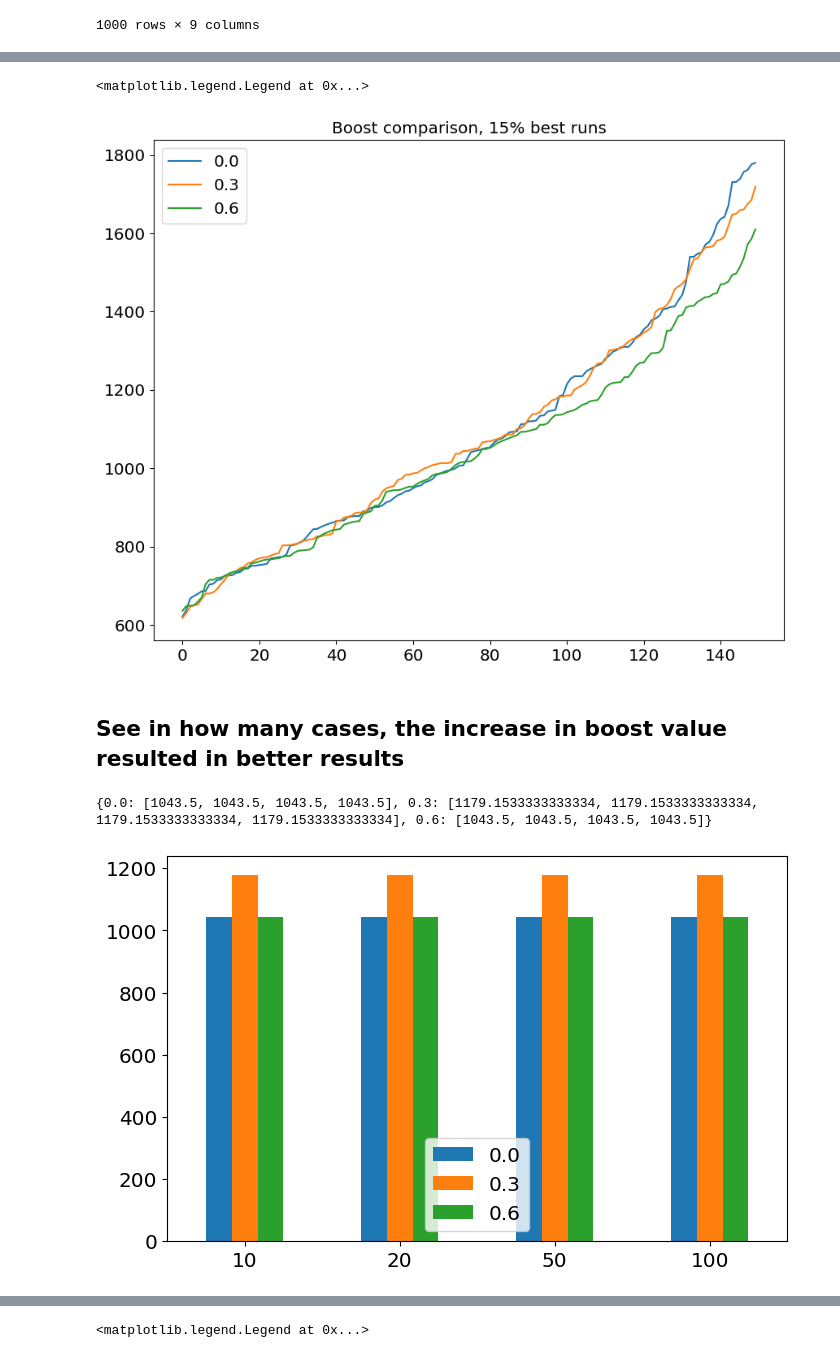
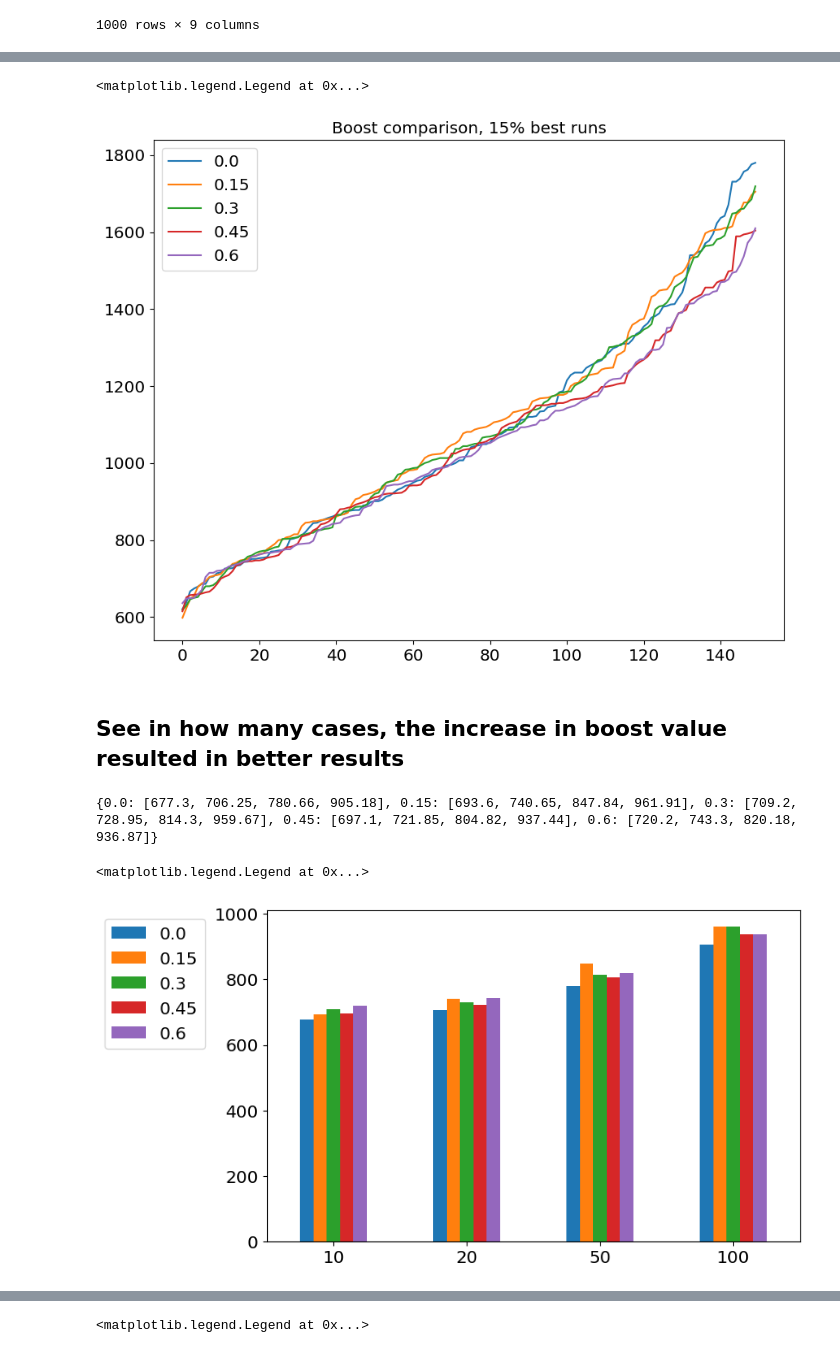
Before and after one commit to roznawsk/infant-abm, a Jupyter notebook: comparative.ipynb, the cells around one changed output, grey strips where cells are left out. Cells and saved outputs as stored; diff of their text form; code cells hidden in the pictures.

```diff
--- a/comparative.ipynb
+++ b/comparative.ipynb
@@ -152,7 +157,5 @@ plt.show()
 # %%
-fig = plt.figure(figsize=(24, 10))
-
-selected_df = [dataframes[i] for i in [0, 1, 2]]
+fig = plt.figure(figsize=(24, 10), dpi=120)
 
 LAST_PERCENT = 75
 LAST_N_POINTS = int(LAST_PERCENT / 100 * N_SAMPLES)
@@ -170,7 +173,7 @@ for i, (name, df) in enumerate(selected_df):
         .to_numpy()
     )
 
-    ax = fig.add_subplot(1, 3, i + 1, projection="3d")
+    ax = fig.add_subplot(1, N_POINTS, i + 1, projection="3d")
 
     x, y, z, target = zip(*points)
 
@@ -181,7 +184,6 @@ for i, (name, df) in enumerate(selected_df):
         z,
         title=f"Best params, boost={boost_value}",
         c=target,
-        s=80,
         vmin=3 / 4 * ITERATIONS,
         vmax=ITERATIONS,
     )
@@ -190,6 +192,5 @@ axes = fig.axes
 
 cbar = fig.colorbar(plot, ax=axes, shrink=0.67, location="bottom")
 fig.suptitle(f"Worst {LAST_PERCENT}% runs", size="20")
-
 plt.show()
 # %% [output]
@@ -197,5 +198,5 @@ plt.show()
 # %%
-selected_df = [dataframes[i] for i in [0, 1, 2]]
+selected_df = [dataframes[i] for i in [0, 2]]
 colors = ["r", "y", "b"]
 
 JITTER = 0.008
@@ -225,4 +226,5 @@ for i, (name, df) in enumerate(selected_df):
 
 ax.set_title(f"Boost comparison, {BEST_PERCENT}% best runs")
 ax.legend()
+ax.view_init(30, -55)
 # %% [output]
@@ -231,6 +232,5 @@ ax.legend()
 # %%
-selected_df = [dataframes[i] for i in [0, 1, 2]]
-colors = ["r", "y", "b"]
+selected_df = [dataframes[i] for i in [0, 1, 2, 3, 4]]
 
 fig = plt.figure(figsize=(10, 8))
 ax = fig.add_subplot()
@@ -250,61 +250,46 @@ ax.set_title(f"Boost comparison, {BEST_PERCENT}% best runs")
 ax.legend()
 # %% [output]
 <matplotlib.legend.Legend at 0x...>
-[figure, old version]
+[figure, new version]
 # %% [markdown]
 ## See in how many cases, the increase in boost value resulted in better results
 # %%
-boost_comparison_df = dataframes[0][1]
-
-selected_df = [dataframes[i] for i in [1, 2]]
-# colors = ["r", "y", "b"]
-
-# fig = plt.figure(figsize=(10, 8))
-# ax = fig.add_subplot()
+selected_df = [dataframes[i] for i in [1, 2, 3, 4]]
+baseline_df = dataframes[0][1]
 
 index = [10, 20, 50, 100]
 
 plot_map = {0.0: []}
 
 for i, (name, df) in enumerate(selected_df):
     boost_value = np.round(int(name[-3:]) / 100, 2)
     plot_map[boost_value] = []
 
 
 for n_best_points in index:
-    boost_cmp_df = df.sort_values("success_steps").head(BEST_N_POINTS)[
+    boost_cmp_df = baseline_df.sort_values("success_steps").head(n_best_points)[
         ["success_steps"]
     ]
-    boost_cmp_df
-
-    # print(f"\nN best points = {n_best_points}")
 
     plot_map[0.0].append(np.average(boost_cmp_df["success_steps"]))
 
     for i, (name, df) in enumerate(selected_df):
         boost_value = np.round(int(name[-3:]) / 100, 2)
 
-        boost_cmp_df[name] = df.iloc[boost_comparison_df.index]["success_steps"]
+        boost_cmp_df[name] = df.iloc[baseline_df.index]["success_steps"]
 
         better_runs = len(
             boost_cmp_df[boost_cmp_df[name] > boost_cmp_df["success_steps"]]
         )
         plot_map[boost_value].append(np.average(boost_cmp_df[name]))
 
-        # print(
-        #     f"Boost {boost_value}\n"
-        #     f"Average success: {avg_boost:.2f} vs {avg_baseline:.2f}"
-        # )
-
 print(plot_map)
 plot_df = pd.DataFrame(plot_map, index=index)
 ax = plot_df.plot.bar(rot=0)
-
-
-# ax.set_title(f"Boost comparison, {BEST_PERCENT}% best runs")
-# ax.legend()
+plt.legend(bbox_to_anchor=(-0.1, 1))
 # %% [output]
-{0.0: [1043.5, 1043.5, 1043.5, 1043.5], 0.3: [1179.1533333333334, 1179.1533333333334, 1179.1533333333334, 1179.1533333333334], 0.6: [1043.5, 1043.5, 1043.5, 1043.5]}
+{0.0: [677.3, 706.25, 780.66, 905.18], 0.15: [693.6, 740.65, 847.84, 961.91], 0.3: [709.2, 728.95, 814.3, 959.67], 0.45: [697.1, 721.85, 804.82, 937.44], 0.6: [720.2, 743.3, 820.18, 936.87]}
+<matplotlib.legend.Legend at 0x...>
-[figure, old version]
+[figure, new version]
 # %%
 selected_df = [dataframes[i] for i in [0, 1, 2]]
```
Also changed, not shown: parts of 6 cells of this notebook, 2 other files.
